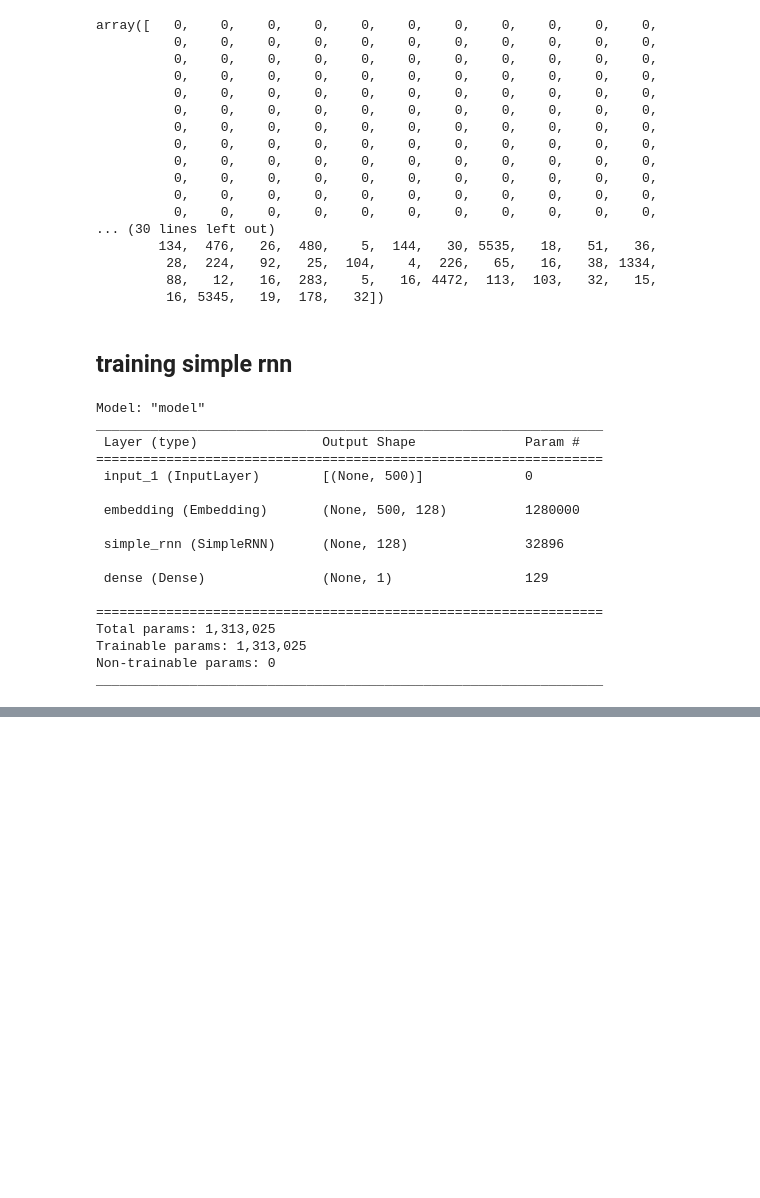
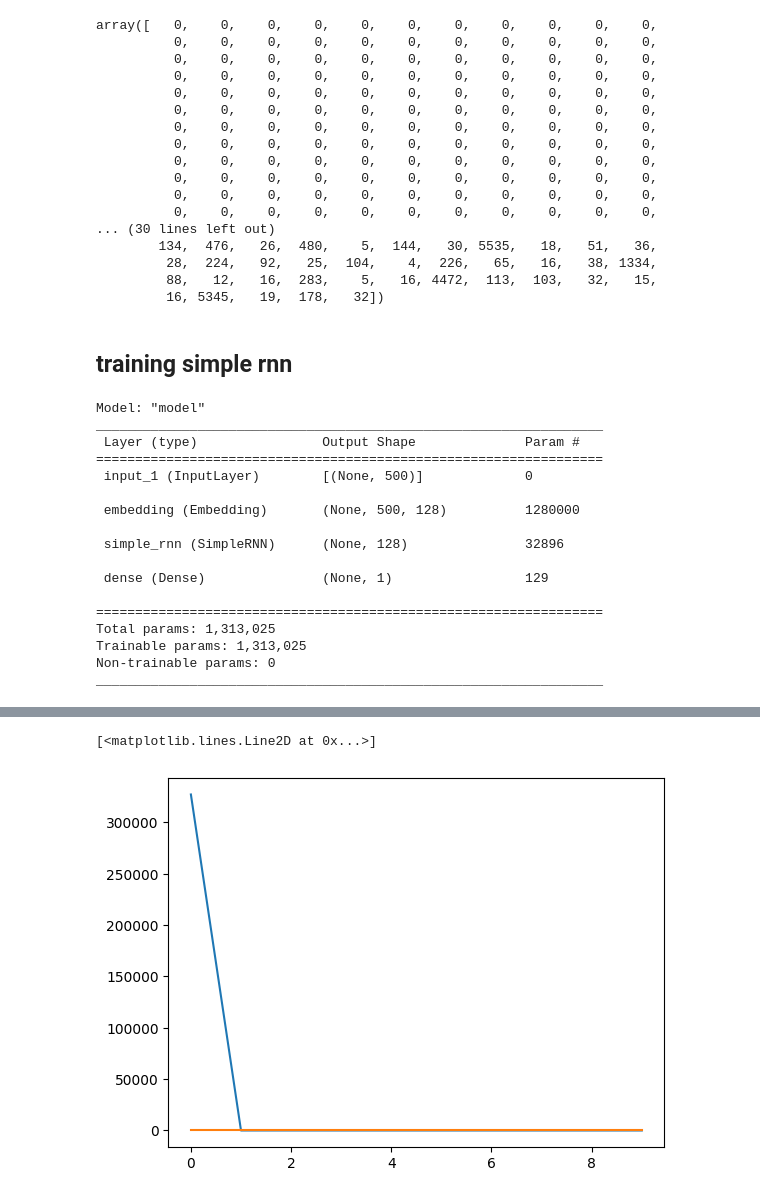
Before and after one commit to RohanKhodade/imdb-review-sentiment-analysis, a Jupyter notebook: simplernn.ipynb, the cells around one changed output, grey strips where cells are left out. Cells and saved outputs as stored; diff of their text form; code cells hidden in the pictures; blank space fills up the shorter version.

```diff
--- a/simplernn.ipynb
+++ b/simplernn.ipynb
@@ -122,0 +137,6 @@ model.save("imdb.h5")
+# %%
+plt.plot(history.history["loss"],label="train_loss")
+plt.plot(history.history["val_loss"],label="val_loss")
+# %% [output]
+[<matplotlib.lines.Line2D at 0x...>]
+[figure, added]
```
Also changed, not shown: parts of 3 cells of this notebook, 3 other files.
